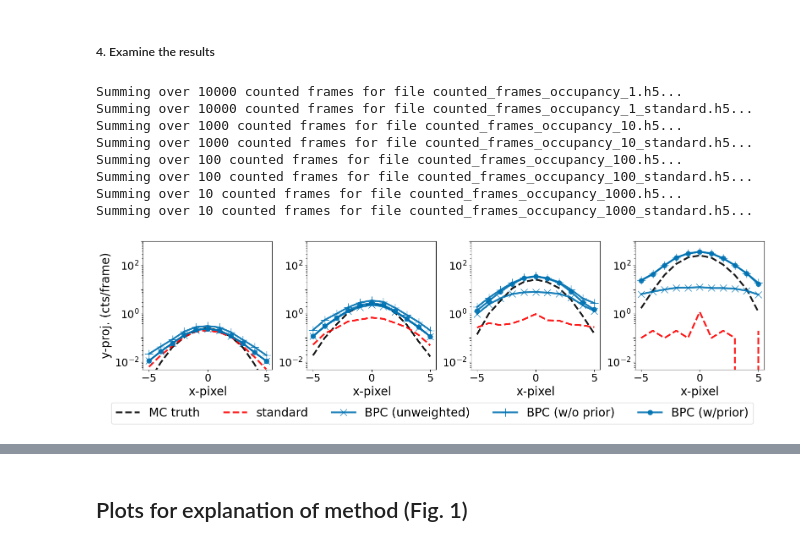
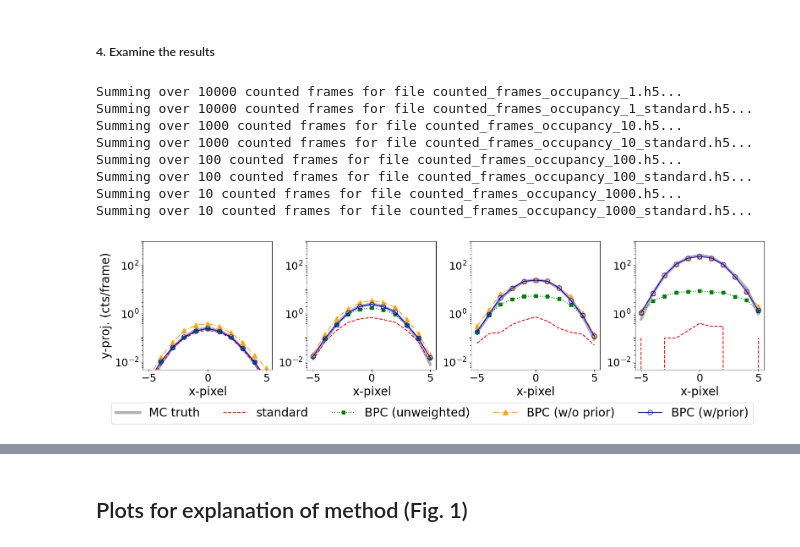
Before and after one commit to jerenner/backpropcount, a Jupyter notebook: notebooks/FIG1_2_simulation.ipynb, the cells around one changed output, grey strips where cells are left out. Drawn from its saved outputs; the diff is of its cells as text; code cells hidden in the pictures.

Commit message:
Updated analysis notebook for Figure 2

```diff
--- a/notebooks/FIG1_2_simulation.ipynb
+++ b/notebooks/FIG1_2_simulation.ipynb
@@ -588,8 +570,8 @@ plot_frame_and_mc_truth('frames_occupancy_1.h5', frame_index=5) #, x_range=[40,6
 # %%
 # Counting parameters
 nframes_prior = 100
-gauss_A = 40
-gauss_sigma = 0.5
+gauss_A = 28
+gauss_sigma = 0.6
 th_single_elec = 10
 # %%
 # Count the sparse frames
@@ -655,19 +637,3 @@ total time = 0.20067691802978516
-# %%
-# Count for a single run (for testing)
-frames_per_batch = 10
-occ = 1
-
-raw_file = f'frames_occupancy_{occ}.h5'
-counted_file = f'counted_frames_occupancy_{occ}.h5'
-losses = counting.count_frames(raw_file, counted_file, min(nframes,frames_per_batch),
-                               baseline, gauss_A, gauss_sigma,
-                               loss_per_frame_stop=0.5, n_steps_max=10000,
-                               min_loss_patience = 100, min_loss_improvement = 0.01,
-                               nframes_prior=0)
-
-plt.plot(losses[0][0])
-plt.xlabel('Step',fontsize=14)
-plt.ylabel('Loss',fontsize=14)
 # %%
 n_steps_max = 50000
 
@@ -815,12 +781,12 @@ def evaluate_counting_results_multi(raw_files, counted_files, counted_files_prio
     legend_handles = {}
 
     # color scheme
-    colors = {
-        'MC truth': '#000000',  # Black
-        'standard': '#FF0000',  # Red
-        'BPC (unweighted)': '#0072B2',  # Blue
-        'BPC (w/o prior)': '#0072B2',  # Blue
-        'BPC (w/prior)': '#0072B2',  # Blue
+    styles = {
+        'MC Truth':         {'color': 'black',  'linestyle': '-',  'linewidth': 5, 'alpha': 0.3, 'label': 'MC truth'},
+        'Standard':         {'color': 'red',    'linestyle': '--', 'linewidth': 1.5, 'label': 'standard'},
+        'BPC (unweighted)': {'color': 'green',  'linestyle': ':',  'linewidth': 1.5, 'label': 'BPC (unweighted)', 'marker': 's', 'markersize': 6},
+        'BPC (w/o prior)':  {'color': 'orange', 'linestyle': '-.', 'linewidth': 1.5, 'label': 'BPC (w/o prior)',  'marker': '^', 'markersize': 8},
+        'BPC (w/prior)':    {'color': 'blue',   'linestyle': '-',  'linewidth': 1.5, 'label': 'BPC (w/prior)',    'marker': 'o', 'mfc': 'none', 'markersize': 8}
     }
 
     # Iterate over each occupancy
@@ -900,12 +866,12 @@ def evaluate_counting_results_multi(raw_files, counted_files, counted_files_prio
         x_pixels = np.arange(x_range[0], x_range[1]) - ((frame_size-1) / 2)
 
         # Plot the results (1D line plot for each occupancy)
-        axs[idx].plot(x_pixels, truth_line, label='MC truth', linestyle='--', color=colors['MC truth'], linewidth=lwidth, alpha=0.9)
-        axs[idx].plot(x_pixels, counted_line_standard, label='standard', color=colors['standard'], linestyle='--', linewidth=lwidth, alpha=0.9)
+        axs[idx].plot(x_pixels, truth_line, **styles['MC Truth'])
+        axs[idx].plot(x_pixels, counted_line_standard, **styles['Standard'])
         #if(idx == 0): axs[idx].plot(x_pixels, counted_line_noweights, label='new (unweighted)', color=colors['new (unweighted)'], linestyle='-.', marker='s', markersize=6, linewidth=lwidth+2, alpha=0.9)  # widen unweighted line due to overlap
-        axs[idx].plot(x_pixels, counted_line_noweights, label='BPC (unweighted)', color=colors['BPC (unweighted)'], marker='x', markersize=12, linewidth=lwidth, alpha=0.9)
-        axs[idx].plot(x_pixels, counted_line, label='BPC (w/o prior)', color=colors['BPC (w/o prior)'], marker='+', markersize=15, linewidth=lwidth, alpha=0.9)
-        axs[idx].plot(x_pixels, counted_line_prior, label='BPC (w/prior)', color=colors['BPC (w/prior)'], marker='o', markersize=8, linewidth=lwidth, alpha=0.9)
+        axs[idx].plot(x_pixels, counted_line_noweights, **styles['BPC (unweighted)'])
+        axs[idx].plot(x_pixels, counted_line, **styles['BPC (w/o prior)'])
+        axs[idx].plot(x_pixels, counted_line_prior, **styles['BPC (w/prior)'])
 
         axs[idx].set_yscale("log")
         axs[idx].set_xlabel('x-pixel', fontsize=20)
@@ -938,34 +904,34 @@ def evaluate_counting_results_multi(raw_files, counted_files, counted_files_prio
     )
 
     plt.tight_layout()
     plt.savefig("occupancy_1D.svg",bbox_inches='tight')
 
 # Call the evaluation method with multiple occupancy files
 raw_files =              [f'frames_occupancy_{occ}.h5' for occ in occupancies_names]
 counted_files =          [f'counted_frames_occupancy_{occ}.h5' for occ in occupancies_names]
 counted_files_prior =    [f'counted_frames_occupancy_{occ}_prior.h5' for occ in occupancies_names]
 counted_files_standard = [f'counted_frames_occupancy_{occ}_standard.h5' for occ in occupancies_names]
 evaluate_counting_results_multi(
     raw_files=raw_files,
     counted_files=counted_files,
     counted_files_prior=counted_files_prior,
     counted_files_standard=counted_files_standard,
     occupancies=occupancies,
     frame_size=frame_size,
     weights=True,
     x_range=[int((frame_size-1)/2)-5,int((frame_size-1)/2)+6],
     y_range=[int((frame_size-1)/2)-5,int((frame_size-1)/2)+6]
 )
 # %% [output]
 Summing over 10000 counted frames for file counted_frames_occupancy_1.h5...
 Summing over 10000 counted frames for file counted_frames_occupancy_1_standard.h5...
 Summing over 1000 counted frames for file counted_frames_occupancy_10.h5...
 Summing over 1000 counted frames for file counted_frames_occupancy_10_standard.h5...
 Summing over 100 counted frames for file counted_frames_occupancy_100.h5...
 Summing over 100 counted frames for file counted_frames_occupancy_100_standard.h5...
 Summing over 10 counted frames for file counted_frames_occupancy_1000.h5...
 Summing over 10 counted frames for file counted_frames_occupancy_1000_standard.h5...
-[figure, old version]
+[figure, new version]
 # %%
 def evaluate_counting_results_2D(raw_files, counted_files, counted_files_prior, counted_files_standard, occupancies, nframes_occupancies, frame_size=101, weights=False, x_range=None, y_range=None, plot_MC_truth_only = False):
     """
```
Also changed, not shown: parts of 14 cells of this notebook.
